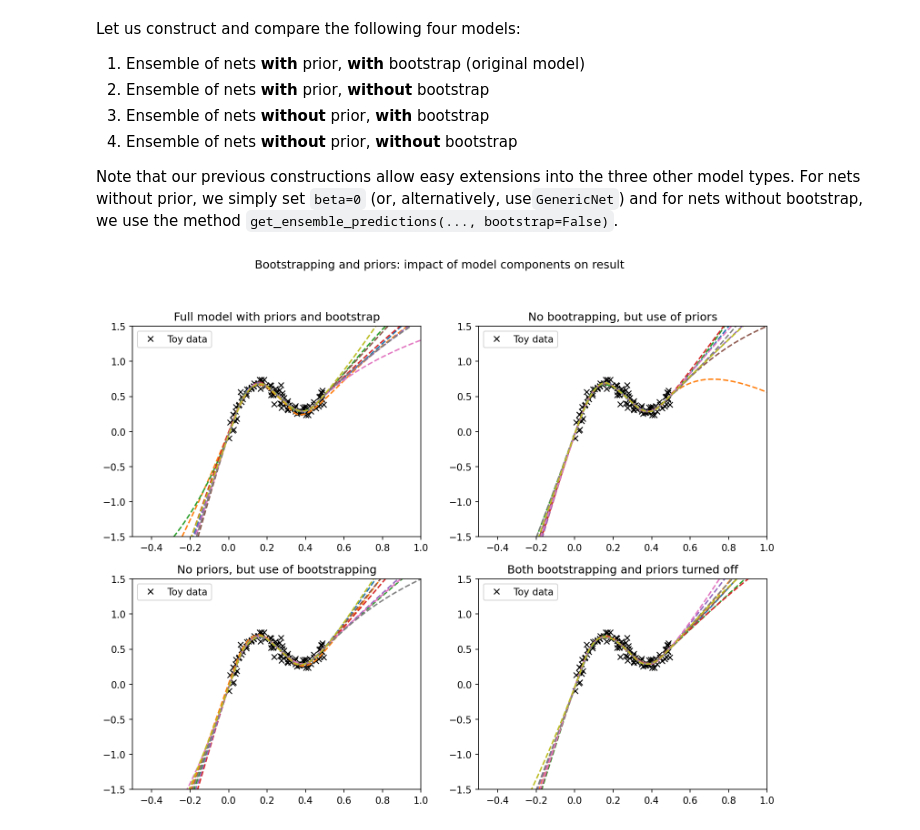
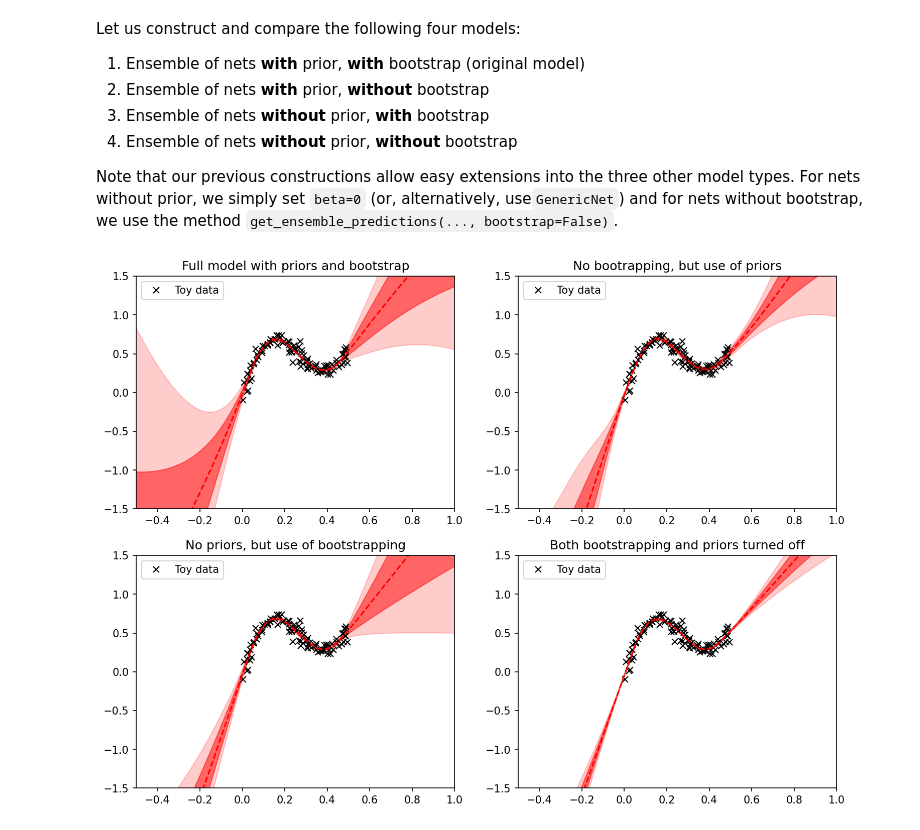
Before and after one commit to peterchang0414/randomized_priors, a Jupyter notebook: randomized_priors.ipynb, the cells around one changed output. Drawn from its saved outputs; the diff is of its cells as text; code cells hidden in the pictures.

Commit message:
Show fill_between confidence intervals with larger beta = 30

````diff
--- a/randomized_priors.ipynb
+++ b/randomized_priors.ipynb
@@ -293,59 +289,77 @@ Let us construct and compare the following four models:
 
 Note that our previous constructions allow easy extensions into the three other model types. For nets without prior, we simply set ```beta=0``` (or, alternatively, use```GenericNet```) and for nets without bootstrap, we use the method ```get_ensemble_predictions(..., bootstrap=False)```.
 # %%
-n_estimators, learning_rate, epochs = 9, 4e-3, 10000
+n, beta, lr, epochs = 9, 30, 0.03, 3000
 
 # With prior, with bootstrap (original)
-*_, y_grid_1 = get_ensemble_predictions(9, 10, X, Y, x_grid, 3000)
+*_, y_grid_1 = get_ensemble_predictions(n, X, Y, x_grid, beta, lr, epochs)
+means_1, stds_1 = y_grid_1.mean(axis=0)[:,0], y_grid_1.std(axis=0)[:,0]
 # With prior, without bootstrap
-*_, y_grid_2 = get_ensemble_predictions(9, 10, X, Y, x_grid, 3000, False)
+*_, y_grid_2 = get_ensemble_predictions(n, X, Y, x_grid, beta, lr, epochs, False)
+means_2, stds_2 = y_grid_2.mean(axis=0)[:,0], y_grid_2.std(axis=0)[:,0]
 # Without prior, with bootstrap
-*_, y_grid_3 = get_ensemble_predictions(9, 0, X, Y, x_grid, 3000)
+*_, y_grid_3 = get_ensemble_predictions(n, X, Y, x_grid, 0, lr, epochs)
+means_3, stds_3 = y_grid_3.mean(axis=0)[:,0], y_grid_3.std(axis=0)[:,0]
 # Without prior, without bootstrap
-*_, y_grid_4 = get_ensemble_predictions(9, 0, X, Y, x_grid, 3000, False)
+*_, y_grid_4 = get_ensemble_predictions(n, X, Y, x_grid, 0, lr, epochs, False)
+means_4, stds_4 = y_grid_4.mean(axis=0)[:,0], y_grid_4.std(axis=0)[:,0]
 # %%
 # Plot the four types of models
 fig = plt.figure(figsize=[12,9], dpi=150)
-fig.suptitle('Bootstrapping and priors: impact of model components on result',
-             verticalalignment='center')
+#fig.suptitle('Bootstrapping and priors: impact of model components on result',
+#             verticalalignment='center')
 
 # With prior, with bootstrap
 plt.subplot(2, 2, 1)
 plt.plot(X, Y, 'kx', label='Toy data')
 plt.title('Full model with priors and bootstrap', fontsize=12)
 plt.xlim(-0.5, 1.0); plt.ylim(-1.5, 1.5)
 plt.legend()
-for i in range(9):
-    plt.plot(x_grid, y_grid_1[i,:,0], linestyle='--', linewidth=1.5)
+plt.plot(x_grid, means_1, 'r--', linewidth=1.5)
+plt.fill_between(x_grid.reshape(1,-1)[0], means_1 - stds_1,
+                    means_1 + stds_1, alpha=0.5, color='red')
+plt.fill_between(x_grid.reshape(1,-1)[0], means_1 + 2*stds_1,
+                    means_1 - 2*stds_1, alpha=0.2, color='red')
 
 # With prior, without bootstrap
 plt.subplot(2, 2, 2)
 plt.plot(X, Y, 'kx', label='Toy data')
 plt.title('No bootrapping, but use of priors', fontsize=12)
 plt.xlim(-0.5, 1.0); plt.ylim(-1.5, 1.5)
 plt.legend()
-for i in range(9):
-    plt.plot(x_grid, y_grid_2[i,:,0], linestyle='--', linewidth=1.5)
+plt.plot(x_grid, means_2, 'r--', linewidth=1.5)
+plt.fill_between(x_grid.reshape(1,-1)[0], means_2 - stds_2,
+                    means_2 + stds_2, alpha=0.5, color='red')
+plt.fill_between(x_grid.reshape(1,-1)[0], means_2 + 2*stds_2,
+                    means_2 - 2*stds_2, alpha=0.2, color='red')
 
 # Without prior, with bootstrap
 plt.subplot(2, 2, 3)
 plt.plot(X, Y, 'kx', label='Toy data')
 plt.title('No priors, but use of bootstrapping', fontsize=12)
 plt.xlim(-0.5, 1.0); plt.ylim(-1.5, 1.5)
 plt.legend()
-for i in range(9):
-    plt.plot(x_grid, y_grid_3[i,:,0], linestyle='--', linewidth=1.5)
+plt.plot(x_grid, means_3, 'r--', linewidth=1.5)
+plt.fill_between(x_grid.reshape(1,-1)[0], means_3 - stds_3,
+                    means_3 + stds_3, alpha=0.5, color='red')
+plt.fill_between(x_grid.reshape(1,-1)[0], means_3 + 2*stds_3,
+                    means_3 - 2*stds_3, alpha=0.2, color='red')
 
 # Without prior, without bootstrap
 plt.subplot(2, 2, 4)
 plt.plot(X, Y, 'kx', label='Toy data')
 plt.title('Both bootstrapping and priors turned off', fontsize=12)
 plt.xlim(-0.5, 1.0); plt.ylim(-1.5, 1.5)
 plt.legend()
-for i in range(9):
-    plt.plot(x_grid, y_grid_4[i,:,0], linestyle='--', linewidth=1.5)
+plt.plot(x_grid, means_4, 'r--', linewidth=1.5)
+plt.fill_between(x_grid.reshape(1,-1)[0], means_4 - stds_4,
+                    means_4 + stds_4, alpha=0.5, color='red')
+plt.fill_between(x_grid.reshape(1,-1)[0], means_4 + 2*stds_4,
+                    means_4 - 2*stds_4, alpha=0.2, color='red')
 
 # showing
+plt.savefig('randomized_priors_components.pdf')
+plt.savefig('randomized_priors_components.png')
 plt.show();
 # %% [output]
-[figure, old version]
+[figure, new version]
````
Also changed, not shown: parts of 6 cells of this notebook.
